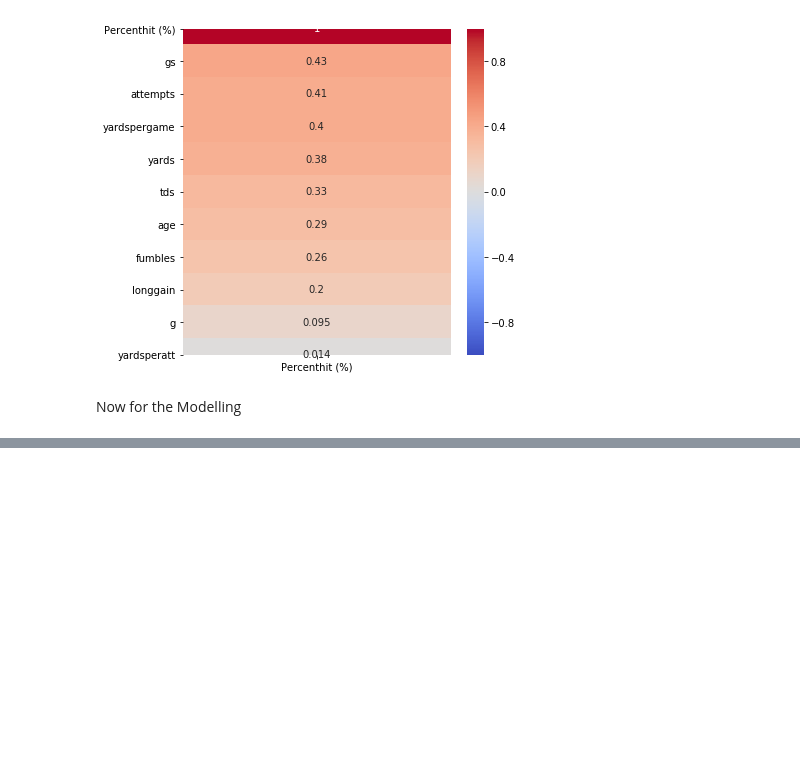
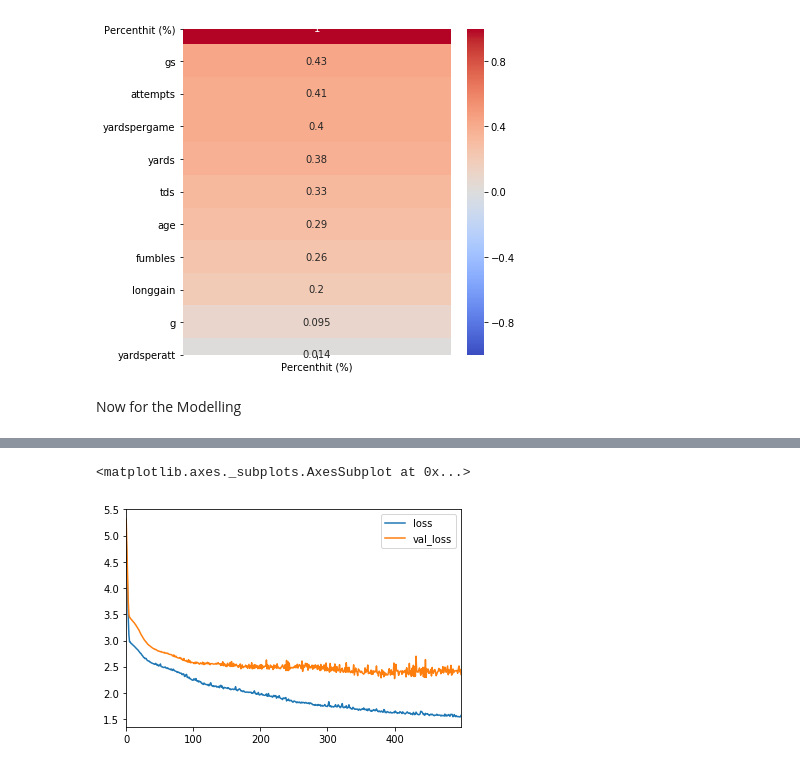
Before and after one commit to connormcintosh/ds_runningback_project, a Jupyter notebook: src/modeling/Modeling_11-17-20.ipynb, the cells around one changed output, grey strips where cells are left out. Drawn from its saved outputs; the diff is of its cells as text; code cells hidden in the pictures; blank space fills up the shorter version.

Commit message:
cm - finished first model

```diff
--- a/src/modeling/Modeling_11-17-20.ipynb
+++ b/src/modeling/Modeling_11-17-20.ipynb
@@ -173,0 +156,2 @@ ModuleNotFoundError: No module named 'tensorflow'
+# %%
+X_test = scaler.fit_transform(X_test)
@@ -173,0 +166,13 @@ ModuleNotFoundError: No module named 'tensorflow'
+# %%
+model = Sequential()
+
+model.add(Dense(10, activation="relu"))
+model.add(Dense(10, activation="relu"))
+model.add(Dense(10, activation="relu"))
+model.add(Dense(10, activation="relu"))
+
+model.add(Dense(1))
+
+model.compile(optimizer="adam", loss="mse")
+# %%
+model.fit(x=X_train, y= y_train, validation_data=(X_test,y_test),batch_size=32,epochs=500)
@@ -173,0 +218,7 @@ ModuleNotFoundError: No module named 'tensorflow'
+# %%
+losses = pd.DataFrame(model.history.history)
+# %%
+losses.plot()
+# %% [output]
+<matplotlib.axes._subplots.AxesSubplot at 0x...>
+[figure, added]
```
Also changed, not shown: parts of 33 cells of this notebook.
